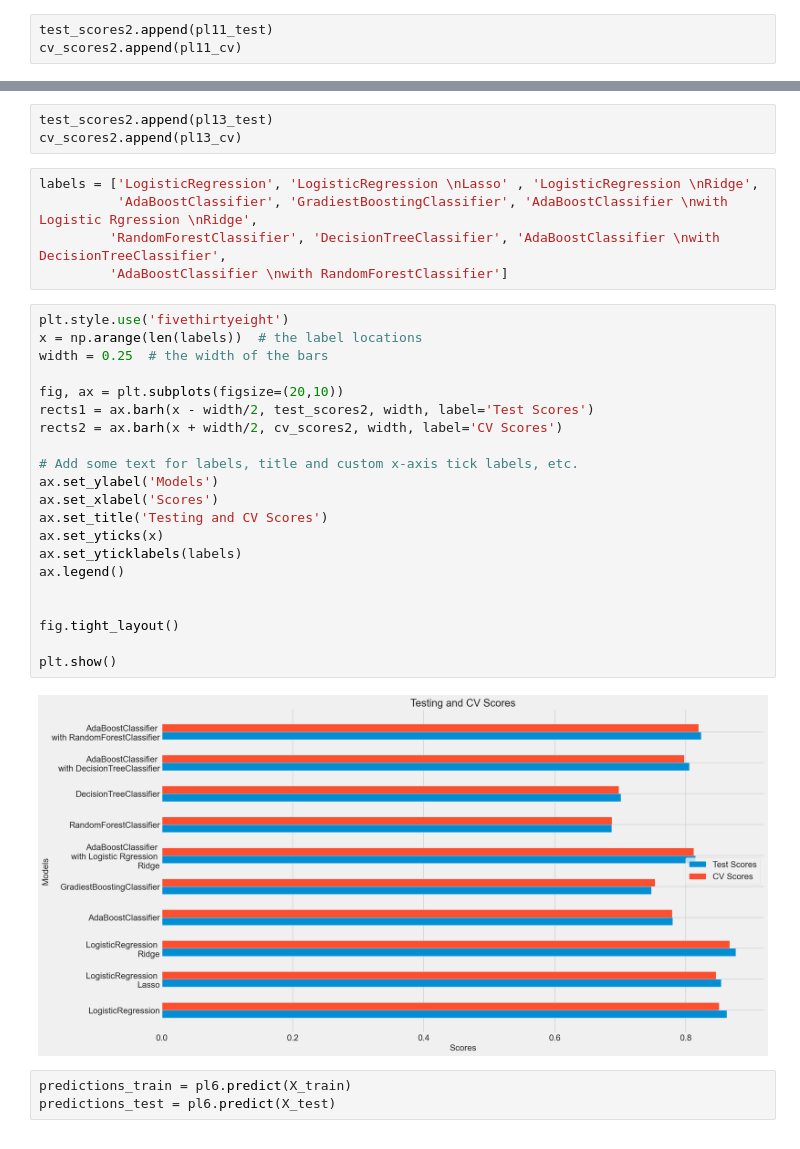
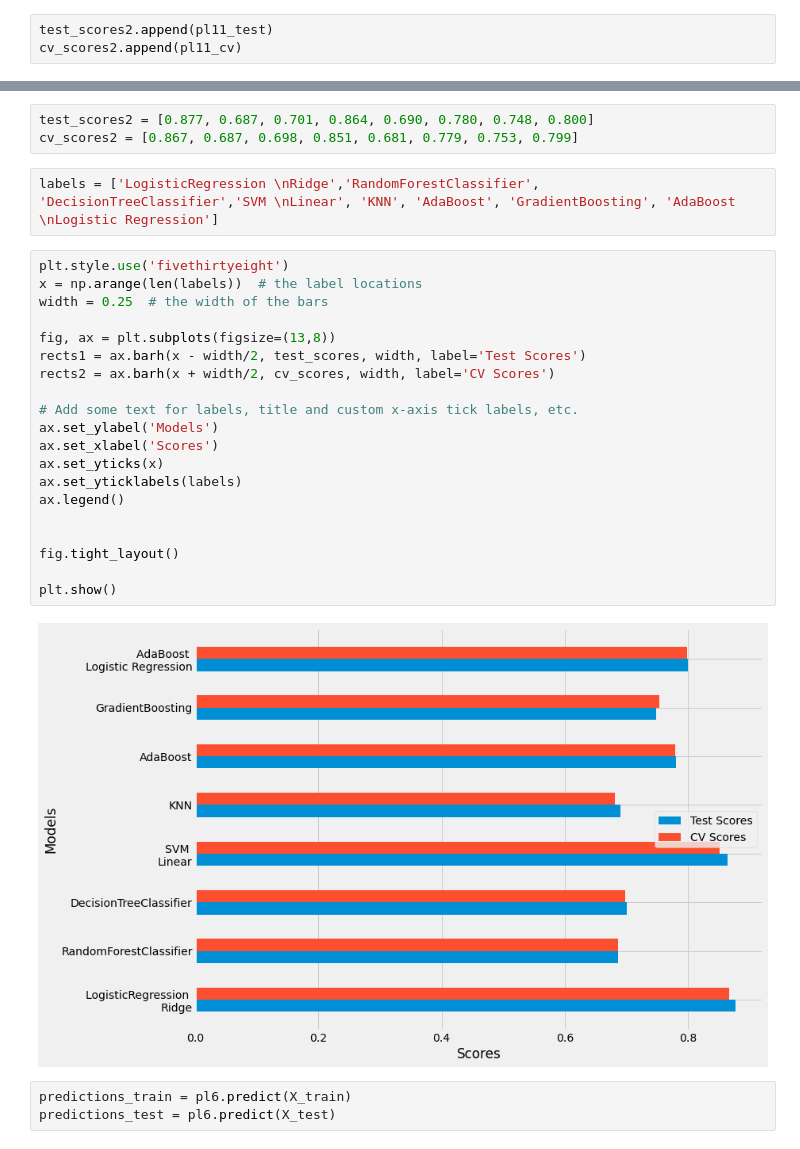
Before and after one commit to christianboothby/drug-reviews, a Jupyter notebook: Research Question 1.ipynb, the cells around one changed output, grey strips where cells are left out. Cells and saved outputs as stored; diff of their text form.

```diff
--- a/Research Question 1.ipynb
+++ b/Research Question 1.ipynb
@@ -552,34 +462,30 @@ pl13_cv = cross_val_score(pl13, X_train, y_train, cv=5).mean()
-# %%
-test_scores2.append(pl13_test)
-cv_scores2.append(pl13_cv)
-# %%
-labels = ['LogisticRegression', 'LogisticRegression \nLasso' , 'LogisticRegression \nRidge',
-          'AdaBoostClassifier', 'GradiestBoostingClassifier', 'AdaBoostClassifier \nwith Logistic Rgression \nRidge',
-         'RandomForestClassifier', 'DecisionTreeClassifier', 'AdaBoostClassifier \nwith DecisionTreeClassifier',
-         'AdaBoostClassifier \nwith RandomForestClassifier']
+# %%
+test_scores2 = [0.877, 0.687, 0.701, 0.864, 0.690, 0.780, 0.748, 0.800]
+cv_scores2 = [0.867, 0.687, 0.698, 0.851, 0.681, 0.779, 0.753, 0.799]
+# %%
+labels = ['LogisticRegression \nRidge','RandomForestClassifier', 'DecisionTreeClassifier','SVM \nLinear', 'KNN', 'AdaBoost', 'GradientBoosting', 'AdaBoost \nLogistic Regression']
 # %%
 plt.style.use('fivethirtyeight')
 x = np.arange(len(labels))  # the label locations
 width = 0.25  # the width of the bars
 
-fig, ax = plt.subplots(figsize=(20,10))
-rects1 = ax.barh(x - width/2, test_scores2, width, label='Test Scores')
-rects2 = ax.barh(x + width/2, cv_scores2, width, label='CV Scores')
+fig, ax = plt.subplots(figsize=(13,8))
+rects1 = ax.barh(x - width/2, test_scores, width, label='Test Scores')
+rects2 = ax.barh(x + width/2, cv_scores, width, label='CV Scores')
 
 # Add some text for labels, title and custom x-axis tick labels, etc.
 ax.set_ylabel('Models')
 ax.set_xlabel('Scores')
-ax.set_title('Testing and CV Scores')
 ax.set_yticks(x)
 ax.set_yticklabels(labels)
 ax.legend()
 
 
 fig.tight_layout()
 
 plt.show()
 # %% [output]
-[figure, old version]
+[figure, new version]
 # %%
 predictions_train = pl6.predict(X_train)
 predictions_test = pl6.predict(X_test)
```
Also changed, not shown: parts of 9 cells of this notebook, 3 other files.
